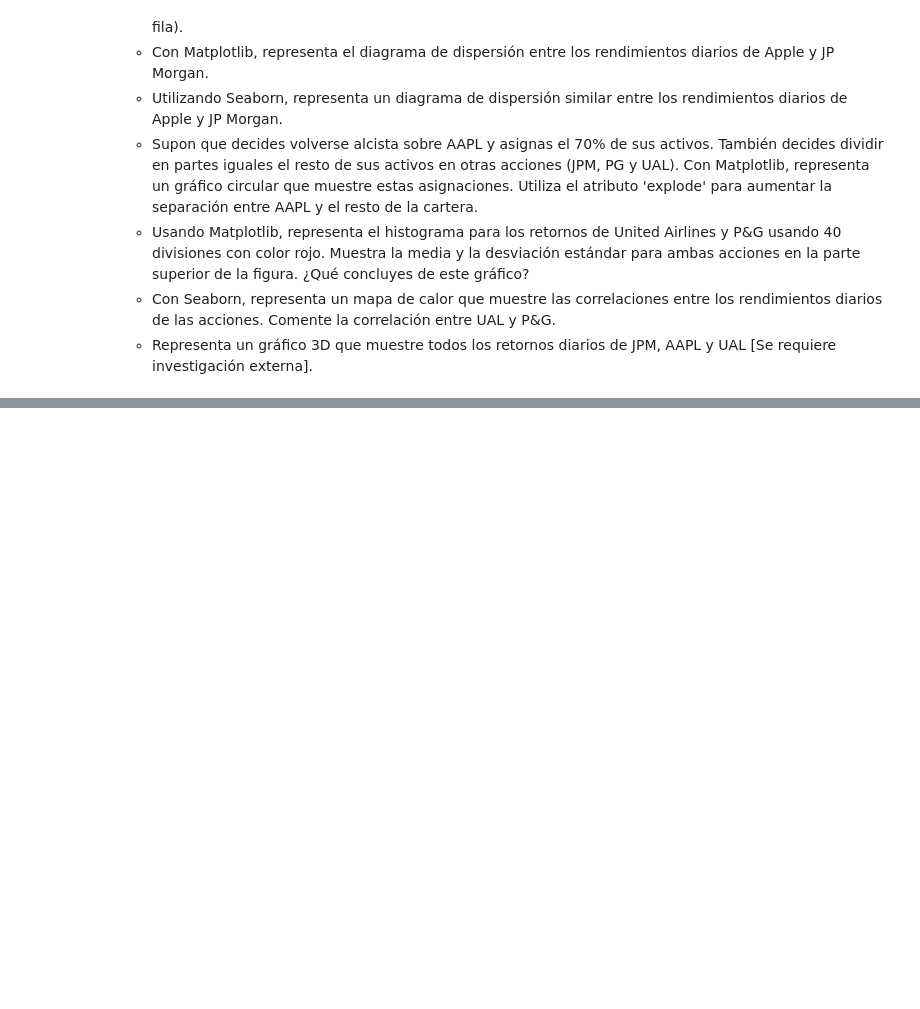
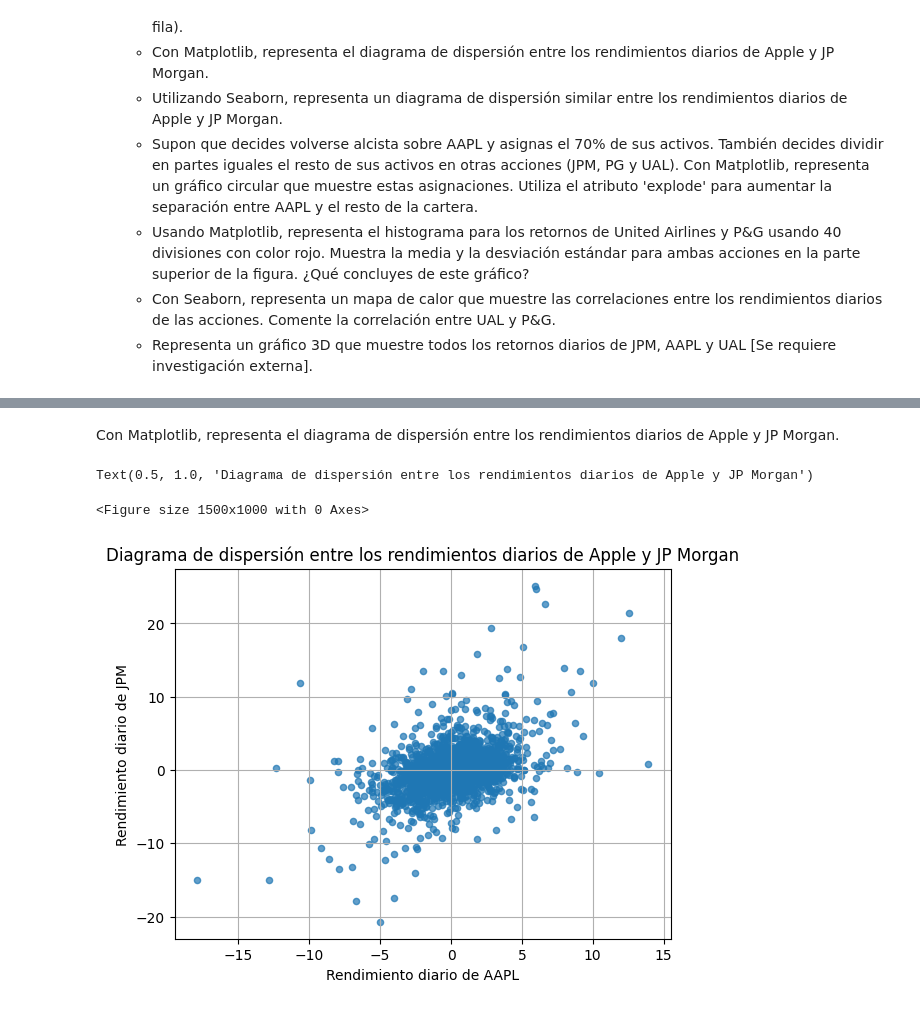
Before and after one commit to EmilioM1983/DataScience_IA, a Jupyter notebook: PROYECTO_FINAL_SECCION_3.ipynb, the cells around one changed output, grey strips where cells are left out. Cells and saved outputs as stored; diff of their text form; code cells hidden in the pictures; blank space fills up the shorter version.

```diff
--- a/PROYECTO_FINAL_SECCION_3.ipynb
+++ b/PROYECTO_FINAL_SECCION_3.ipynb
@@ -17,0 +148,13 @@
+# %% [markdown]
+Con Matplotlib, representa el diagrama de dispersión entre los rendimientos diarios de Apple y JP Morgan.
+# %%
+plt.figure(figsize = (15, 10))
+df_returns.plot.scatter('AAPL','JPM', alpha= 0.7)
+plt.grid()
+plt.xlabel('Rendimiento diario de AAPL')
+plt.ylabel('Rendimiento diario de JPM')
+plt.title('Diagrama de dispersión entre los rendimientos diarios de Apple y JP Morgan')
+# %% [output]
+Text(0.5, 1.0, 'Diagrama de dispersión entre los rendimientos diarios de Apple y JP Morgan')
+<Figure size 1500x1000 with 0 Axes>
+[figure, added]
```
Also changed, not shown: parts of 24 cells of this notebook.
